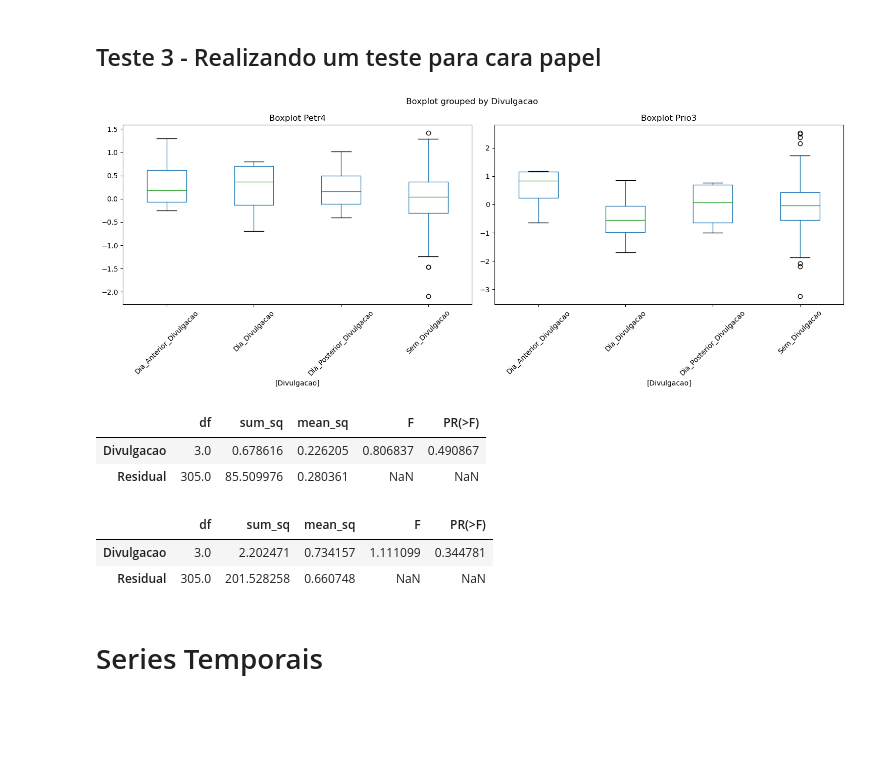
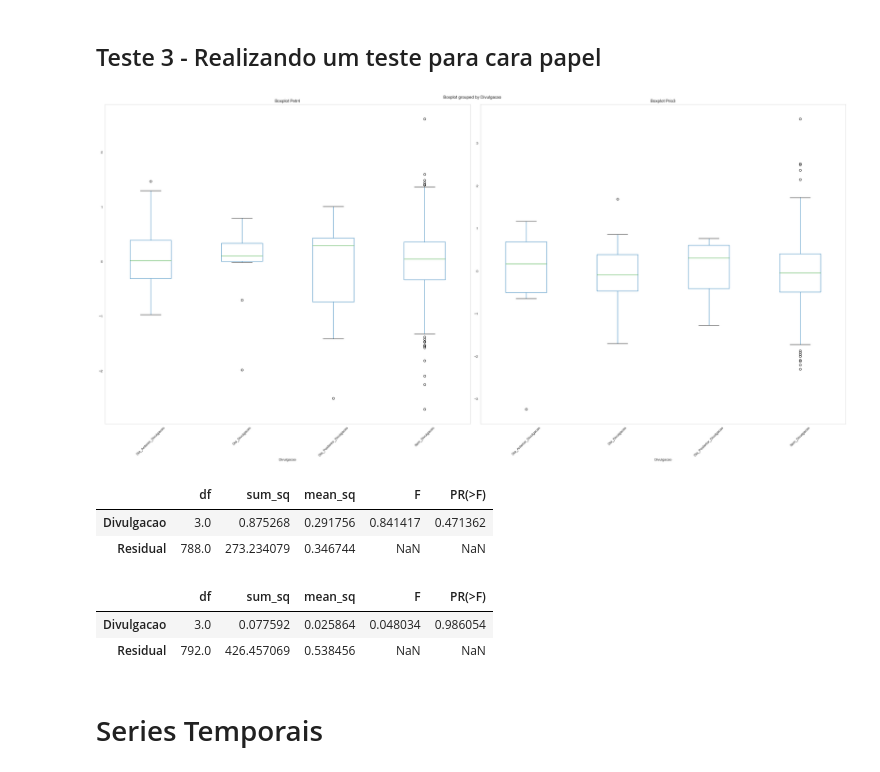
Before and after one commit to MatSchualtz/TCC, a Jupyter notebook: TCC.ipynb, the cells around one changed output. Saved outputs shown, nothing was run; the diff lists cells and outputs as text; code cells hidden in the pictures; blank space fills up the shorter version.

Commit message:
Criação Variancia

```diff
--- a/TCC.ipynb
+++ b/TCC.ipynb
@@ -45,7 +45,7 @@ Prio3 = web.get_data_yahoo(['PRIO3.SA'])[['Open','Close']].reset_index()
 [*********************100%%**********************]  1 of 1 completed
 [*********************100%%**********************]  1 of 1 completed
 # %%
-Prio3 = Prio3[(Prio3['Date'] >= '2023-01-01') & (Prio3['Date'] <= '2024-03-31')].reset_index(drop=True)
-Petr4 = Petr4[(Petr4['Date'] >= '2023-01-01') & (Petr4['Date'] <= '2024-03-31')].reset_index(drop=True)
+Prio3 = Prio3[(Prio3['Date'] >= '2021-01-01') & (Prio3['Date'] <= '2024-03-31')].reset_index(drop=True)
+Petr4 = Petr4[(Petr4['Date'] >= '2021-01-01') & (Petr4['Date'] <= '2024-03-31')].reset_index(drop=True)
 # %% [markdown]
 ## Feature Engineering
@@ -111,3 +52,31 @@ for index, date_df in enumerate(Prio3['Date']):
+# %%
+balancos_petr4 = {'balancos_petr4': ['2021-05-13','2021-07-29','2021-10-29','2022-02-23','2022-05-05','2022-07-28','2022-11-03','2023-03-01','2023-05-12','2023-08-04','2023-11-10','2024-03-08']}
+balancos_prio3 = {'balancos_prio3': ['2021-05-03','2021-08-03','2021-11-03','2022-02-15','2022-05-02','2022-08-01','2022-10-31','2023-03-01','2023-05-04','2023-08-03','2023-11-01','2024-03-14']}
+balancos_petr4_dt = [datetime.strptime(date_str, '%Y-%m-%d') for date_str in balancos_petr4['balancos_petr4']]
+balancos_prio3_dt = [datetime.strptime(date_str, '%Y-%m-%d') for date_str in balancos_prio3['balancos_prio3']]
+
+
+#Petr4
+
+for index, row in Petr4.iterrows():
+    date_df = datetime.strptime(row['Date'].strftime('%Y-%m-%d'), '%Y-%m-%d')
+    if date_df in balancos_petr4_dt:
+        Petr4.loc[index -1, 'Divulgacao'] = 'Dia_Anterior_Divulgacao'
+        Petr4.loc[index, 'Divulgacao'] = 'Dia_Divulgacao'
+        Petr4.loc[index +1, 'Divulgacao'] = 'Dia_Posterior_Divulgacao'
+
+Petr4['Divulgacao'].fillna('Sem_Divulgacao', inplace=True)
+
+#Prio3
+
+for index, row in Prio3.iterrows():
+    date_df = datetime.strptime(row['Date'].strftime('%Y-%m-%d'), '%Y-%m-%d')
+    if date_df in balancos_prio3_dt:
+        Prio3.loc[index -1, 'Divulgacao'] = 'Dia_Anterior_Divulgacao'
+        Prio3.loc[index, 'Divulgacao'] = 'Dia_Divulgacao'
+        Prio3.loc[index +1, 'Divulgacao'] = 'Dia_Posterior_Divulgacao'
+
+Prio3['Divulgacao'].fillna('Sem_Divulgacao', inplace=True)
 # %%
 # Calcular Variação de preço da ação
 
@@ -116,6 +85,8 @@ for index, date_df in enumerate(Prio3['Date']):
 Petr4['Variacao_Abertura'] = Petr4['Open'] - Petr4['Open'].shift(1)
 Petr4['Variacao_Fechamento'] = Petr4['Close'] - Petr4['Close'].shift(1)
 Petr4['Amplitude'] = Petr4['Close'] - Petr4['Open']
+Petr4['Variancia'] = Petr4[['Open', 'Close']].var(axis=1)
+
 Petr4['Nome_Papel'] = 'Petr4'
 
 for index, row in Petr4.iterrows():
@@ -142,6 +113,7 @@ Prio3['Variacao_Abertura'] = Prio3['Open'] - Prio3['Open'].shift(1)
 Prio3['Variacao_Fechamento'] = Prio3['Close'] - Prio3['Close'].shift(1)
 Prio3['Amplitude'] = Prio3['Close'] - Prio3['Open']
 Prio3['Nome_Papel'] = 'Prio3'
+Prio3['Variancia'] = Prio3[['Open', 'Close']].var(axis=1)
 
 for index, row in Prio3.iterrows():
     data_atual = row['Date']
@@ -159,6 +131,10 @@ for index, row in Prio3.iterrows():
         else:
             dias_restantes = (proxima_divulgacao - data_atual).days
         Prio3.at[index, 'Ate_Divulgacao'] = dias_restantes
+
+
+Prio3 = Prio3.drop(Prio3[Prio3['Ate_Divulgacao'] < 0].index)
+Petr4 = Petr4.drop(Petr4[Petr4['Ate_Divulgacao'] < 0].index)
 # %%
 df = pd.concat([Petr4,Prio3]).sort_values(by=['Date','Nome_Papel']).reset_index(drop=True)
 # %% [markdown]
@@ -237,35 +210,35 @@ teste_prio3 = df[df['Nome_Papel'] == 'Prio3'][['Amplitude','Divulgacao','Nome_Pa
 # %%
-fig, (ax1, ax2) = plt.subplots(1, 2, figsize=(15, 6))
-teste_petr4.boxplot(by='Divulgacao', grid=False, ax=ax1)
+fig, (ax1, ax2) = plt.subplots(1, 2, figsize=(30, 15))
+Petr4.boxplot(by='Divulgacao',column='Amplitude', grid=False, ax=ax1)
 ax1.set_title('Boxplot Petr4')
 ax1.set_xticklabels(ax1.get_xticklabels(), rotation=45)
-teste_prio3.boxplot(by='Divulgacao', grid=False, ax=ax2)
+Prio3.boxplot(by='Divulgacao',column='Amplitude', grid=False, ax=ax2)
 ax2.set_title('Boxplot Prio3')
 ax2.set_xticklabels(ax2.get_xticklabels(), rotation=45)
 plt.tight_layout()
 plt.show()
 # %% [output]
-[figure, old version]
+[figure, new version]
 # %%
 # Petr4
 
-modelo3_petr4 = ols('Amplitude ~ Divulgacao', data = teste_petr4).fit()
+modelo3_petr4 = ols('Amplitude ~ Divulgacao', data = Petr4).fit()
 resultado_petra = sm.stats.anova_lm(modelo3_petr4)
 resultado_petra
 # %% [output]
 |  | df | sum_sq | mean_sq | F | PR(>F) |
-| Divulgacao | 3.0 | 0.678616 | 0.226205 | 0.806837 | 0.490867 |
-| Residual | 305.0 | 85.509976 | 0.280361 | NaN | NaN |
+| Divulgacao | 3.0 | 0.875268 | 0.291756 | 0.841417 | 0.471362 |
+| Residual | 788.0 | 273.234079 | 0.346744 | NaN | NaN |
 # %%
 # Prio3
 
-modelo3_prio3 = ols('Amplitude ~ Divulgacao', data = teste_prio3).fit()
+modelo3_prio3 = ols('Amplitude ~ Divulgacao', data = Prio3).fit()
 resultado_prio = sm.stats.anova_lm(modelo3_prio3)
 resultado_prio
 # %% [output]
 |  | df | sum_sq | mean_sq | F | PR(>F) |
-| Divulgacao | 3.0 | 2.202471 | 0.734157 | 1.111099 | 0.344781 |
-| Residual | 305.0 | 201.528258 | 0.660748 | NaN | NaN |
+| Divulgacao | 3.0 | 0.077592 | 0.025864 | 0.048034 | 0.986054 |
+| Residual | 792.0 | 426.457069 | 0.538456 | NaN | NaN |
 # %% [markdown]
 # Series Temporais
 # %% [markdown]
```
Also changed, not shown: parts of 13 cells of this notebook.
